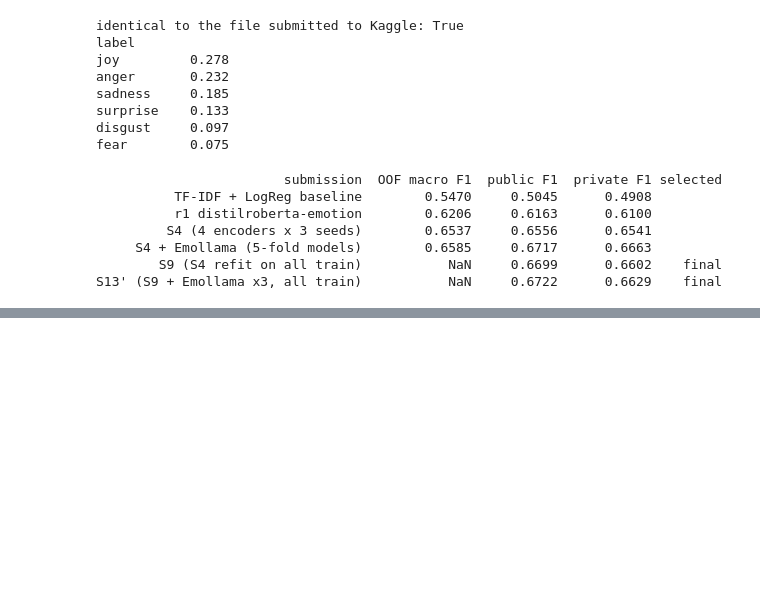
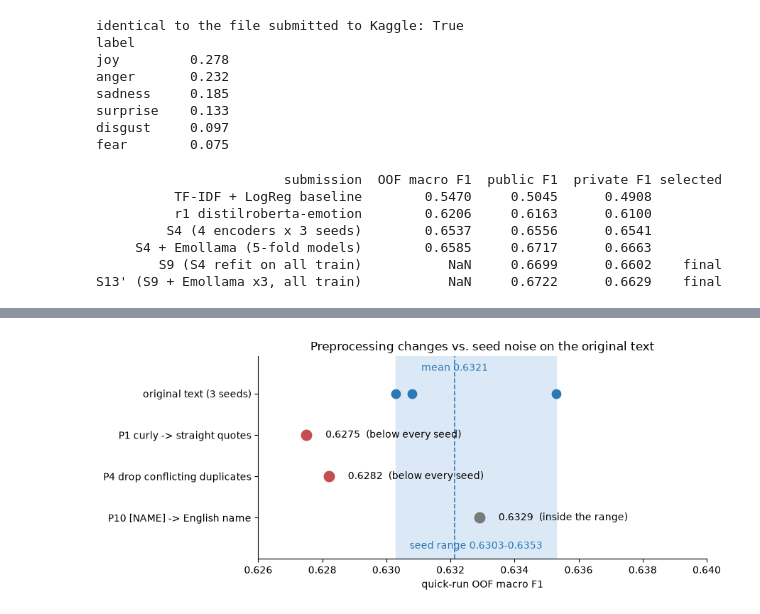
Before and after one commit to ismesid/DM2026-Lab2-Exercise, a Jupyter notebook: DM2026-Lab2-Homework.ipynb, the cells around one changed output, grey strips where cells are left out. Cells and saved outputs as stored; diff of their text form; code cells hidden in the pictures; blank space fills up the shorter version.

```diff
--- a/DM2026-Lab2-Homework.ipynb
+++ b/DM2026-Lab2-Homework.ipynb
@@ -582,0 +1092,29 @@ S13' (S9 + Emollama x3, all train)           NaN     0.6722      0.6629    final
+# %%
+# ---- 3.11 preprocessing experiments vs. the seed range of the original text (pics/report_preprocessing.png) ----
+# quick setup (3 folds, max_len 64, 3 epochs), scores from the experiment log.
+BASE_SEEDS = {"seed 42": 0.6303, "seed 7": 0.6353, "seed 123": 0.6308}   # original text
+PREP = [("P1 curly -> straight quotes", 0.6275), ("P4 drop conflicting duplicates", 0.6282),
+        ("P10 [NAME] -> English name", 0.6329)]
+lo, hi = min(BASE_SEEDS.values()), max(BASE_SEEDS.values())
+mean = np.mean(list(BASE_SEEDS.values()))
+
+fig, ax = plt.subplots(figsize=(9, 3.8))
+rows = ["original text (3 seeds)"] + [p for p, _ in PREP]
+yy = np.arange(len(rows))[::-1]
+ax.axvspan(lo, hi, color="#dbe9f6", zorder=0)
+ax.axvline(mean, color="#2a78b5", ls="--", lw=1.2)
+ax.text(mean, yy[0] + 0.55, f"mean {mean:.4f}", ha="center", color="#2a78b5", fontsize=10)
+ax.text((lo + hi) / 2, yy[-1] - 0.75, f"seed range {lo:.4f}-{hi:.4f}", ha="center", color="#2a78b5", fontsize=10)
+ax.scatter(list(BASE_SEEDS.values()), [yy[0]] * 3, s=80, color="#2a78b5", zorder=3)
+for (name, s), y_ in zip(PREP, yy[1:]):
+    inside = lo <= s <= hi
+    ax.scatter([s], [y_], s=110, color="#7a7a7a" if inside else "#c44e52", zorder=3)
+    ax.text(s + 0.0006, y_, f"{s:.4f}" + ("  (inside the range)" if inside else "  (below every seed)"),
+            va="center", fontsize=10)
+ax.set_yticks(yy, rows, fontsize=10)
+ax.set_xlim(0.626, 0.640); ax.set_ylim(yy[-1] - 1.0, yy[0] + 0.9)
+ax.set_xlabel("quick-run OOF macro F1")
+ax.set_title("Preprocessing changes vs. seed noise on the original text", fontsize=12)
+fig.tight_layout(); fig.savefig(PICS / "report_preprocessing.png", dpi=150); plt.show()
+# %% [output]
+[figure, added]
```
Also changed, not shown: parts of 6 cells of this notebook, 7 other files.
